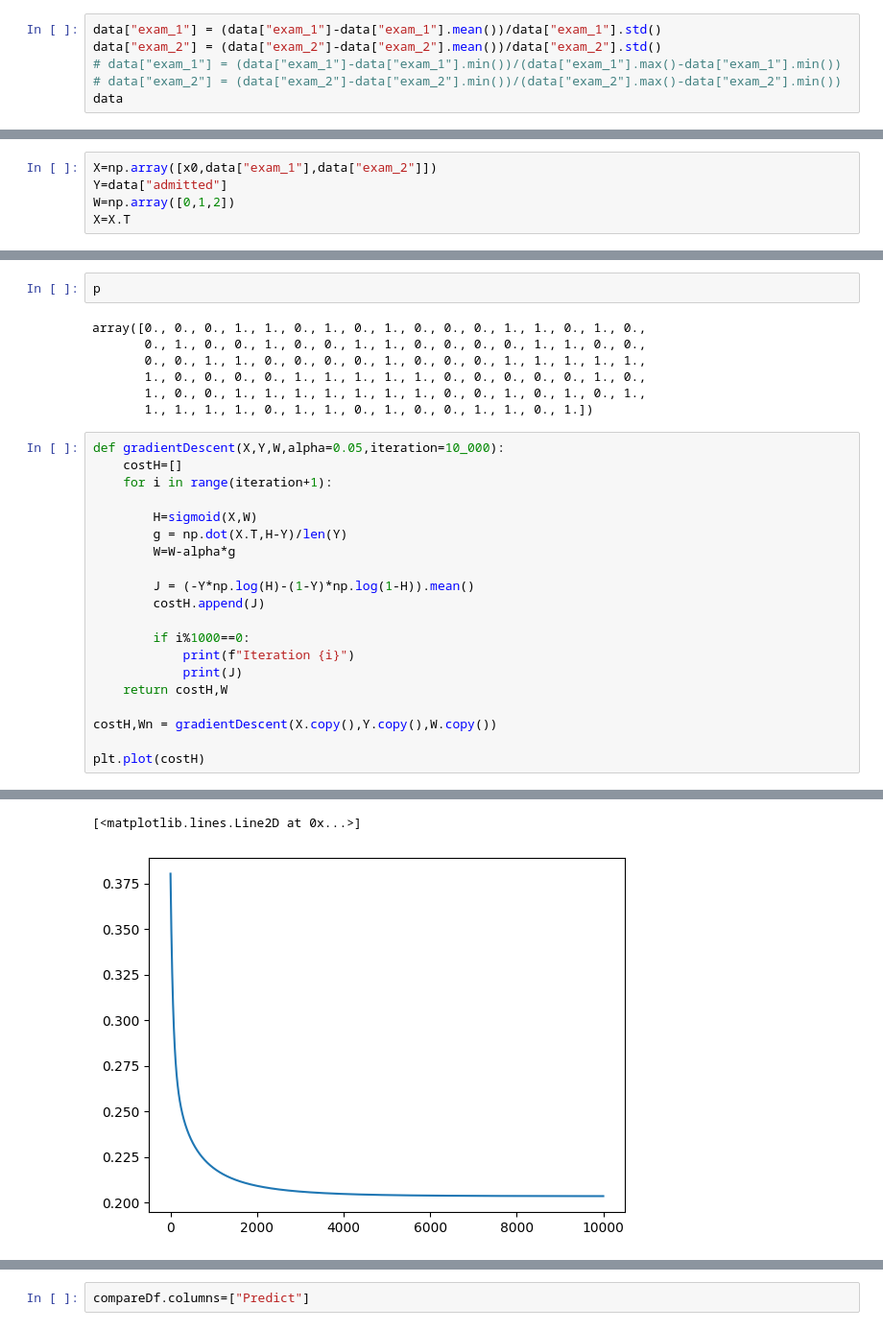
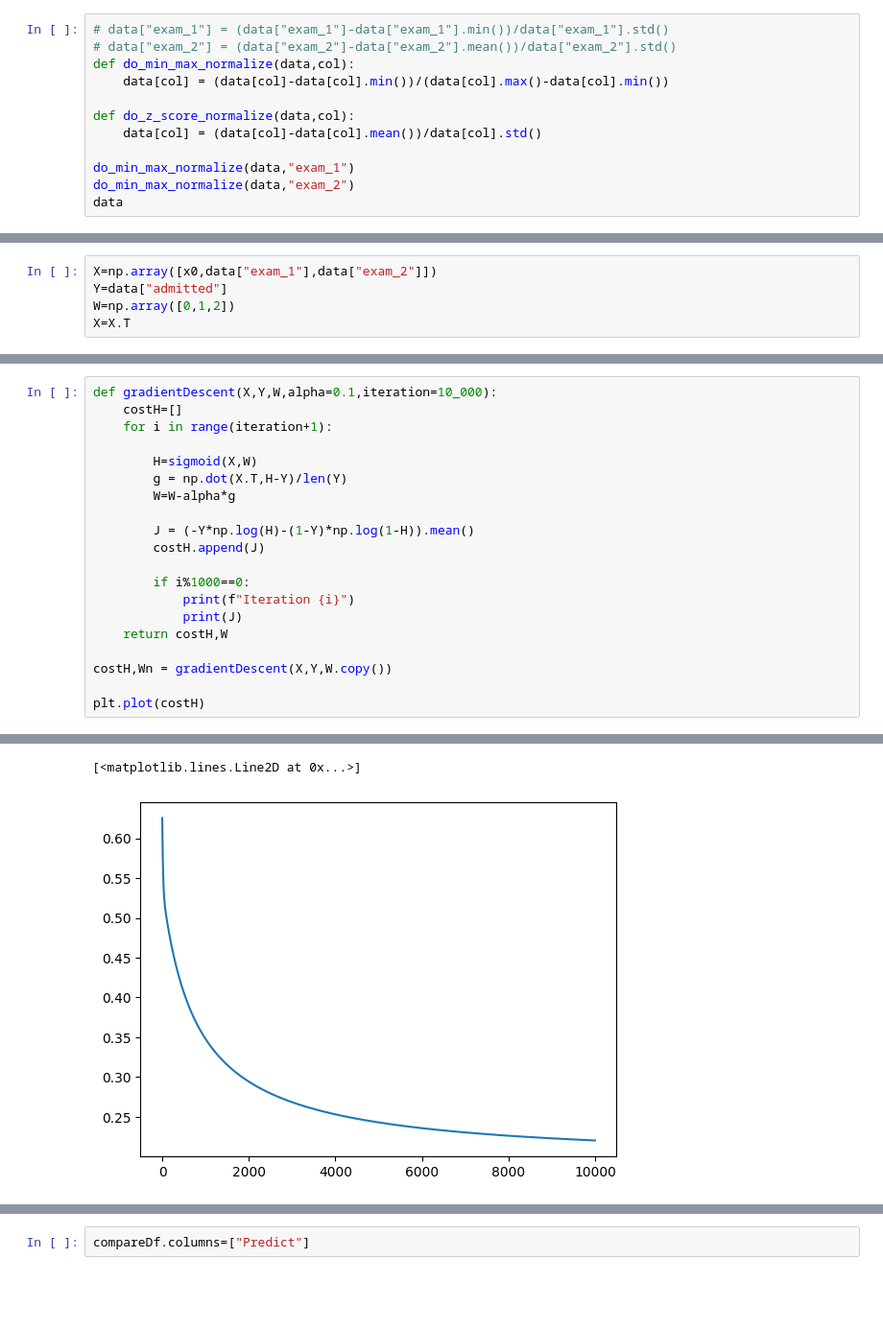
Before and after one commit to YasinVeliyev/Tech-Academy-Data-Science, a Jupyter notebook: Tapşırıq-6/Python/main.ipynb, the cells around one changed output, grey strips where cells are left out. Shown: that part at 96% size. Drawn from its saved outputs; the diff is of its cells as text; blank space fills up the shorter version.

```diff
--- a/Tapşırıq-6/Python/main.ipynb
+++ b/Tapşırıq-6/Python/main.ipynb
@@ -21,10 +23,16 @@ data
 | 99 | 74.775893 | 89.529813 | 1 |
 100 rows × 3 columns
 # %%
-data["exam_1"] = (data["exam_1"]-data["exam_1"].mean())/data["exam_1"].std()
-data["exam_2"] = (data["exam_2"]-data["exam_2"].mean())/data["exam_2"].std()
-# data["exam_1"] = (data["exam_1"]-data["exam_1"].min())/(data["exam_1"].max()-data["exam_1"].min())
-# data["exam_2"] = (data["exam_2"]-data["exam_2"].min())/(data["exam_2"].max()-data["exam_2"].min())
+# data["exam_1"] = (data["exam_1"]-data["exam_1"].min())/data["exam_1"].std()
+# data["exam_2"] = (data["exam_2"]-data["exam_2"].mean())/data["exam_2"].std()
+def do_min_max_normalize(data,col):
+    data[col] = (data[col]-data[col].min())/(data[col].max()-data[col].min())
+
+def do_z_score_normalize(data,col):
+    data[col] = (data[col]-data[col].mean())/data[col].std()
+
+do_min_max_normalize(data,"exam_1")
+do_min_max_normalize(data,"exam_2")
 data
 # %% [output]
 |  | exam_1 | exam_2 | admitted |
@@ -58,14 +63,5 @@ p[p>=0.5]=1
-# %%
-p
-# %% [output]
-array([0., 0., 0., 1., 1., 0., 1., 0., 1., 0., 0., 0., 1., 1., 0., 1., 0.,
-       0., 1., 0., 0., 1., 0., 0., 1., 1., 0., 0., 0., 0., 1., 1., 0., 0.,
-       0., 0., 1., 1., 0., 0., 0., 0., 1., 0., 0., 0., 1., 1., 1., 1., 1.,
-       1., 0., 0., 0., 0., 1., 1., 1., 1., 1., 0., 0., 0., 0., 0., 1., 0.,
-       1., 0., 0., 1., 1., 1., 1., 1., 1., 1., 0., 0., 1., 0., 1., 0., 1.,
-       1., 1., 1., 1., 0., 1., 1., 0., 1., 0., 0., 1., 1., 0., 1.])
 # %%
-def gradientDescent(X,Y,W,alpha=0.05,iteration=10_000):
+def gradientDescent(X,Y,W,alpha=0.1,iteration=10_000):
     costH=[]
     for i in range(iteration+1):
 
@@ -81,7 +77,7 @@ def gradientDescent(X,Y,W,alpha=0.05,iteration=10_000):
             print(J)
     return costH,W
 
-costH,Wn = gradientDescent(X.copy(),Y.copy(),W.copy())
+costH,Wn = gradientDescent(X,Y,W.copy())
 
 plt.plot(costH)
 # %% [output]
@@ -105,5 +101,5 @@ Iteration 10000
 [<matplotlib.lines.Line2D at 0x...>]
-[figure, old version]
+[figure, new version]
 # %%
 plt.ylabel("Exam_2")
 plt.xlabel("Exam_1")
```
Also changed, not shown: parts of 14 cells of this notebook, 1 other file.
